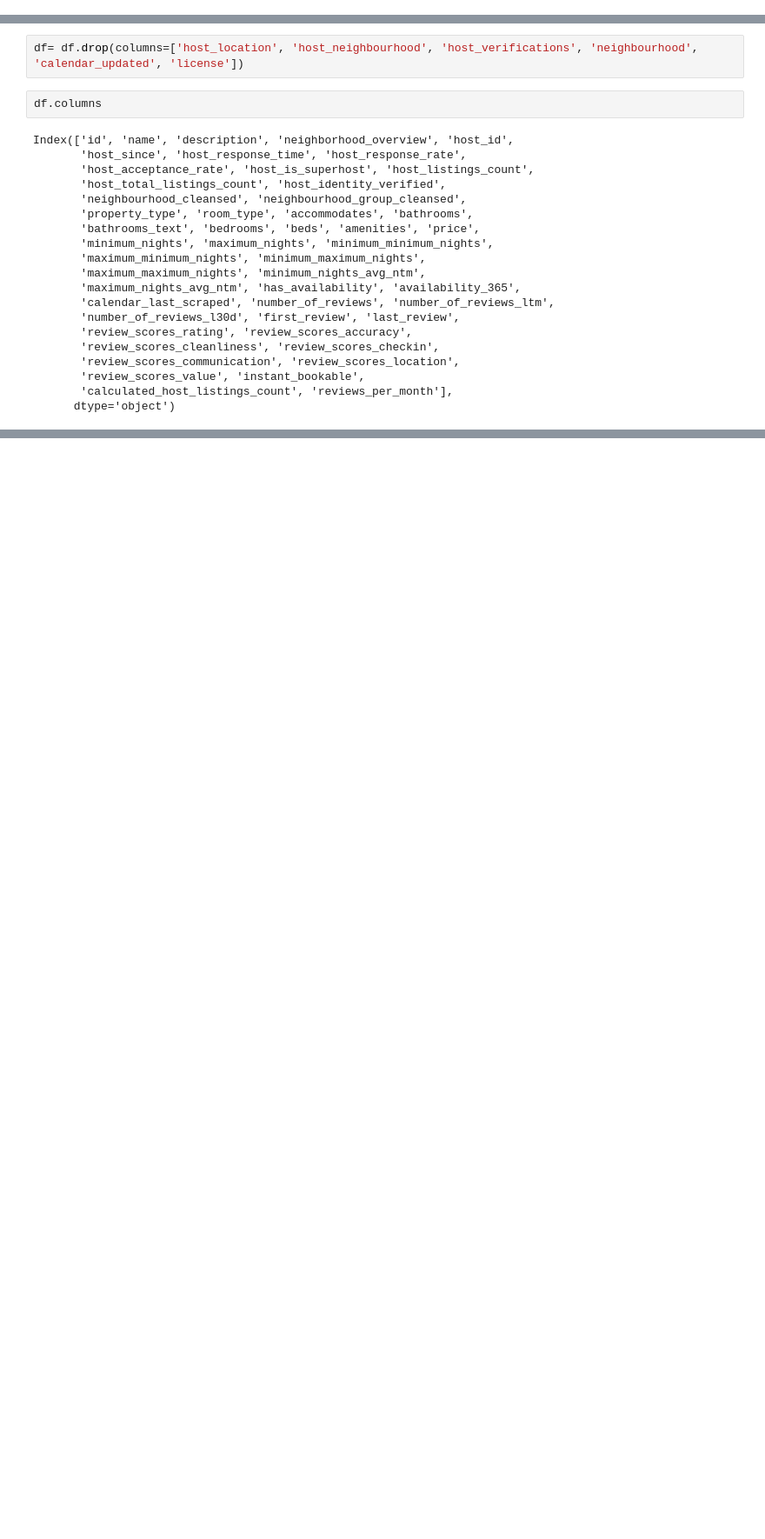
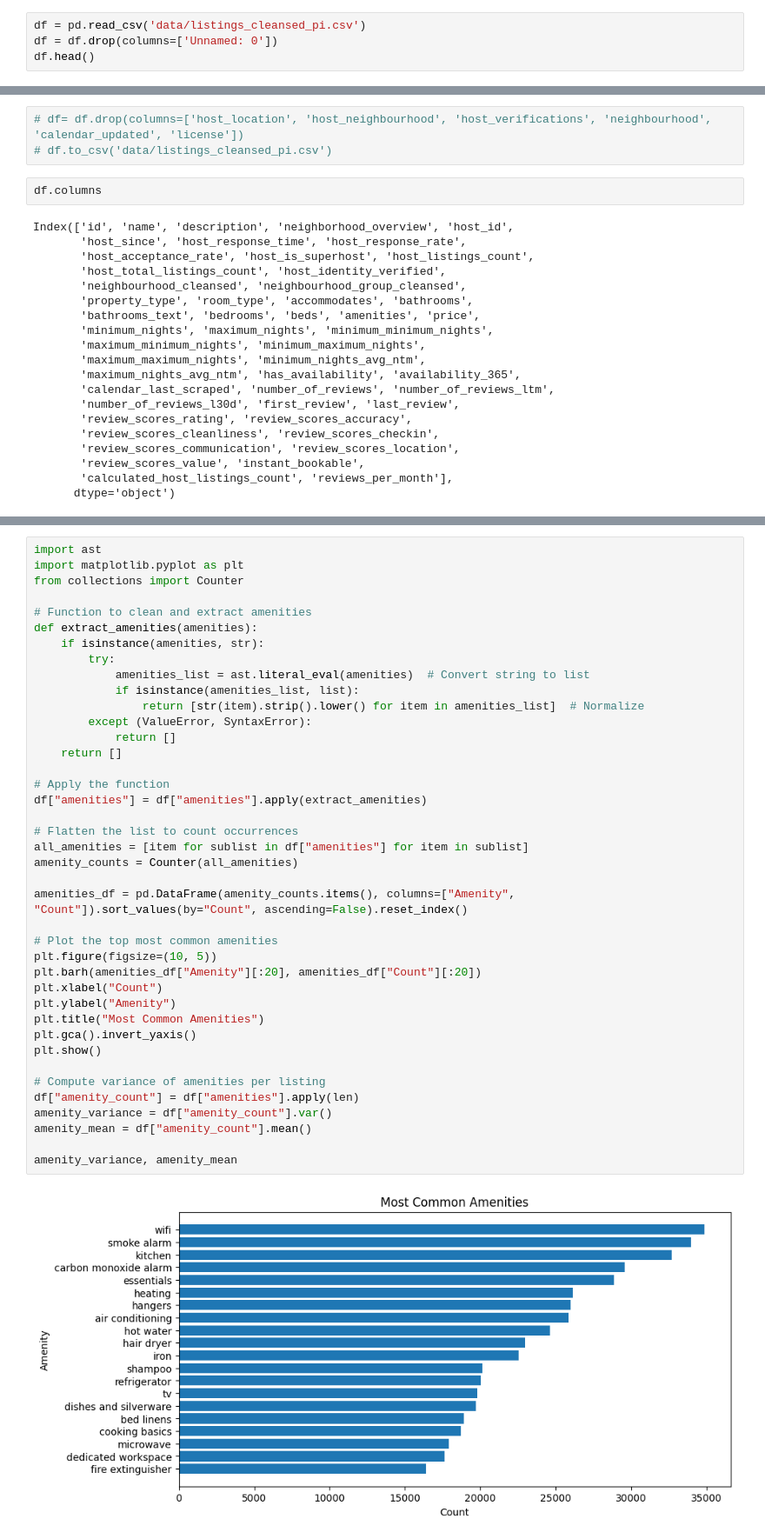
Before and after one commit to pooja-ippalapelli/milestone-II, a Jupyter notebook: data_cleaning.ipynb, the cells around one changed output, grey strips where cells are left out. Shown at 87% size. Cells and saved outputs as stored; diff of their text form; blank space fills up the shorter version.

Commit message:
Add initial exploration of amenity column

```diff
--- a/data_cleaning.ipynb
+++ b/data_cleaning.ipynb
@@ -22,0 +3,4 @@ Index(['id', 'name', 'description', 'neighborhood_overview', 'host_id',
+# %%
+df = pd.read_csv('data/listings_cleansed_pi.csv')
+df = df.drop(columns=['Unnamed: 0'])
+df.head()
@@ -23,5 +15,6 @@ Index(['id', 'name', 'description', 'neighborhood_overview', 'host_id',
 # %%
-df= df.drop(columns=['host_location', 'host_neighbourhood', 'host_verifications', 'neighbourhood', 'calendar_updated', 'license'])
+# df= df.drop(columns=['host_location', 'host_neighbourhood', 'host_verifications', 'neighbourhood', 'calendar_updated', 'license'])
+# df.to_csv('data/listings_cleansed_pi.csv')
 # %%
 df.columns
 # %% [output]
@@ -79,0 +54,42 @@ df['amenities']
+# %%
+import ast
+import matplotlib.pyplot as plt
+from collections import Counter
+
+# Function to clean and extract amenities
+def extract_amenities(amenities):
+    if isinstance(amenities, str):
+        try:
+            amenities_list = ast.literal_eval(amenities)  # Convert string to list
+            if isinstance(amenities_list, list):
+                return [str(item).strip().lower() for item in amenities_list]  # Normalize
+        except (ValueError, SyntaxError):
+            return []
+    return []
+
+# Apply the function
+df["amenities"] = df["amenities"].apply(extract_amenities)
+
+# Flatten the list to count occurrences
+all_amenities = [item for sublist in df["amenities"] for item in sublist]
+amenity_counts = Counter(all_amenities)
+
+amenities_df = pd.DataFrame(amenity_counts.items(), columns=["Amenity", "Count"]).sort_values(by="Count", ascending=False).reset_index()
+
+# Plot the top most common amenities
+plt.figure(figsize=(10, 5))
+plt.barh(amenities_df["Amenity"][:20], amenities_df["Count"][:20])
+plt.xlabel("Count")
+plt.ylabel("Amenity")
+plt.title("Most Common Amenities")
+plt.gca().invert_yaxis()
+plt.show()
+
+# Compute variance of amenities per listing
+df["amenity_count"] = df["amenities"].apply(len)
+amenity_variance = df["amenity_count"].var()
+amenity_mean = df["amenity_count"].mean()
+
+amenity_variance, amenity_mean
+# %% [output]
+[figure, added]
```
Also changed, not shown: parts of 9 cells of this notebook.
